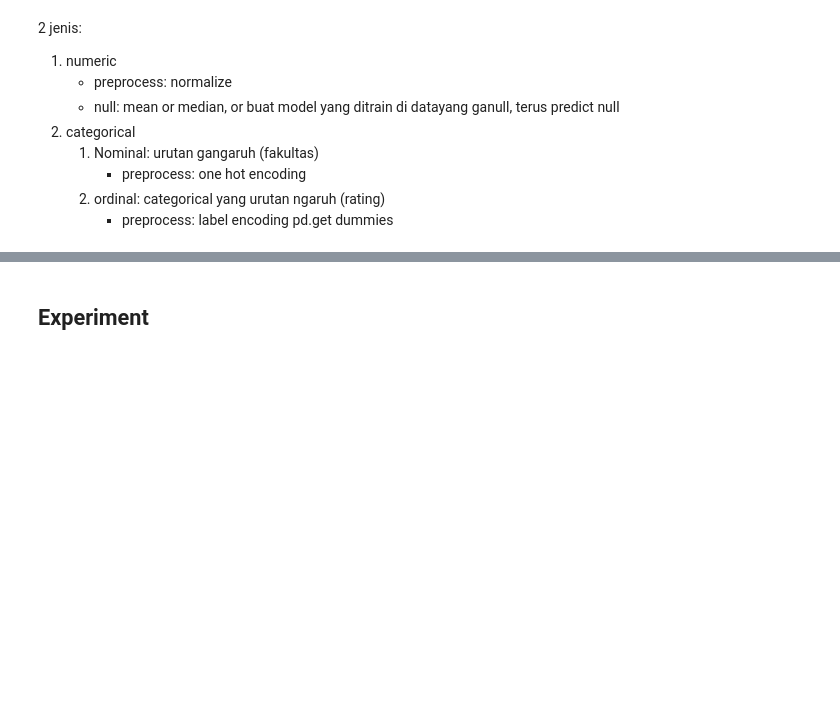
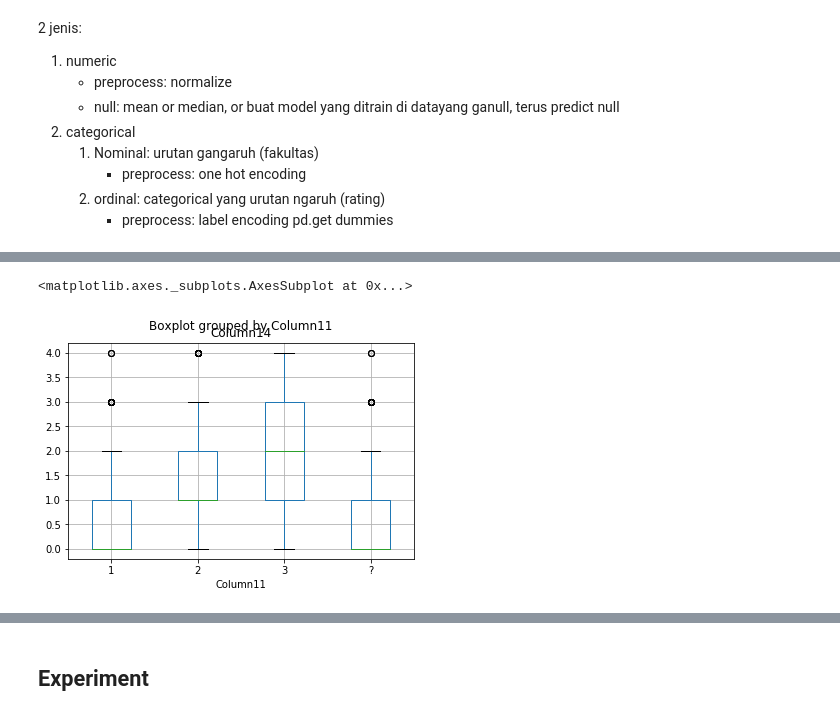
Before and after one commit to abrampers/heartdisease, a Jupyter notebook: notebook/Tubes 2 AI - Heart Disease.ipynb, the cells around one changed output, grey strips where cells are left out. Cells and saved outputs as stored; diff of their text form; code cells hidden in the pictures; blank space fills up the shorter version.

```diff
--- a/notebook/Tubes 2 AI - Heart Disease.ipynb
+++ b/notebook/Tubes 2 AI - Heart Disease.ipynb
@@ -116,0 +131,6 @@ heart_disease['train']['Column1'].value_counts().sort_index().plot.area()
+# %%
+# Create a boxplot of heart diseases diagnosis per peak exercise ST segment
+heart_disease['train'].boxplot('Column14', 'Column11')
+# %% [output]
+<matplotlib.axes._subplots.AxesSubplot at 0x...>
+[figure, added]
```
Also changed, not shown: parts of 12 cells of this notebook.
